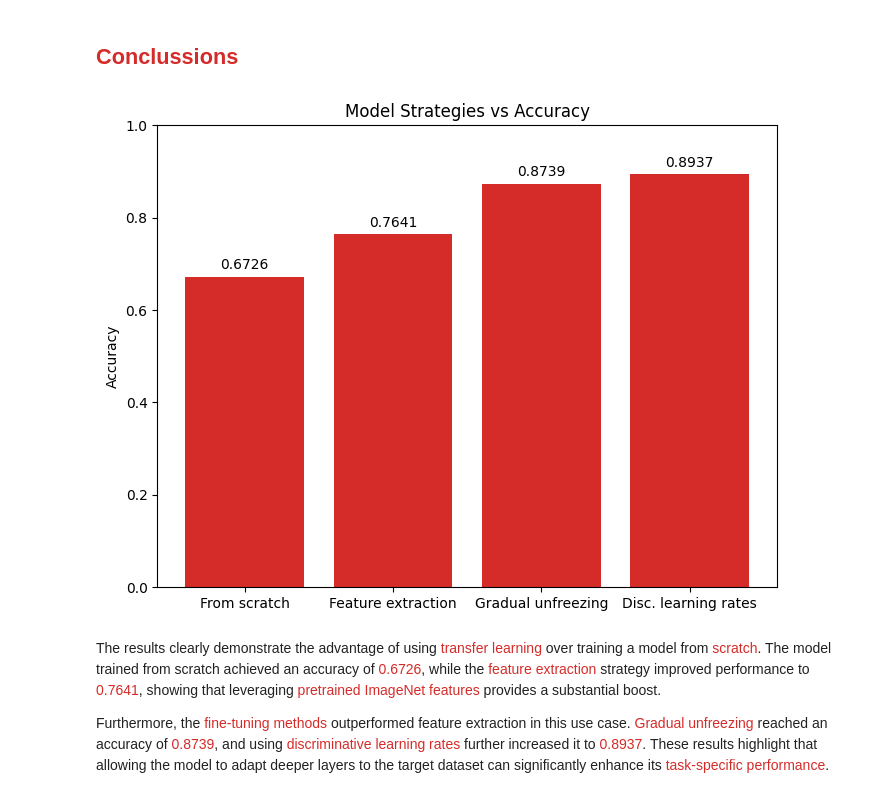
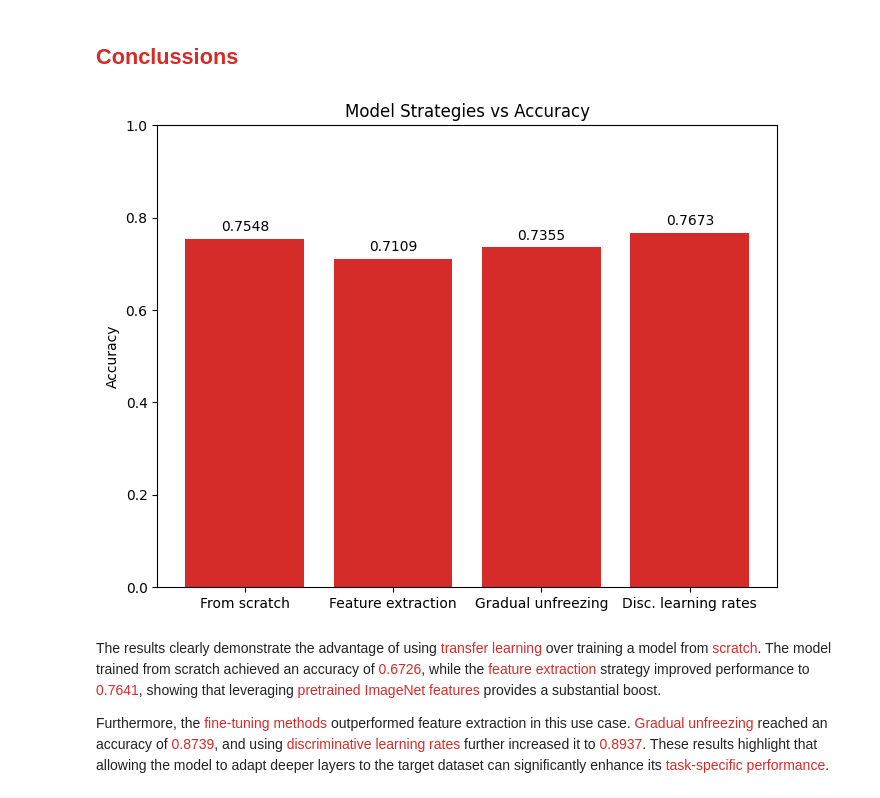
Before and after one commit to joaquinorradre/Computer-Vision, a Jupyter notebook: 02_transfer_learning.ipynb, the cells around one changed output. Saved outputs shown, nothing was run; the diff lists cells and outputs as text; code cells hidden in the pictures.

```diff
--- a/02_transfer_learning.ipynb
+++ b/02_transfer_learning.ipynb
@@ -1691,35 +1697,35 @@ import matplotlib.pyplot as plt
 
 # Model strategies and corresponding accuracies
 strategies = [
     "From scratch",
     "Feature extraction",
     "Gradual unfreezing",
     "Disc. learning rates"
 ]
-accuracies = [0.6726, 0.7641, 0.8739, 0.8937]
+accuracies = [0.7548, 0.7109, 0.7355, 0.7673]
 
 # Plot
 plt.figure(figsize=(8, 6))
 bars = plt.bar(strategies, accuracies, color="#D52B29")  # red bars to match your style
 plt.ylim(0, 1)
 plt.ylabel("Accuracy")
 plt.title("Model Strategies vs Accuracy")
 
 # Add accuracy values on top of bars
 for bar, acc in zip(bars, accuracies):
     plt.text(
         bar.get_x() + bar.get_width() / 2,
         bar.get_height() + 0.01,
         f"{acc:.4f}",
         ha="center",
         va="bottom",
         color="black",
         fontsize=10
     )
 
 plt.show()
 # %% [output]
-[figure, old version]
+[figure, new version]
 # %% [markdown]
 The results clearly demonstrate the advantage of using <span style="color:#D52B29">transfer learning</span> over training a model from <span style="color:#D52B29">scratch</span>. The model trained from scratch achieved an accuracy of <span style="color:#D52B29">0.6726</span>, while the <span style="color:#D52B29">feature extraction</span> strategy improved performance to <span style="color:#D52B29">0.7641</span>, showing that leveraging <span style="color:#D52B29">pretrained ImageNet features</span> provides a substantial boost.
 
```
Also changed, not shown: parts of 8 cells of this notebook, 1 other file.
